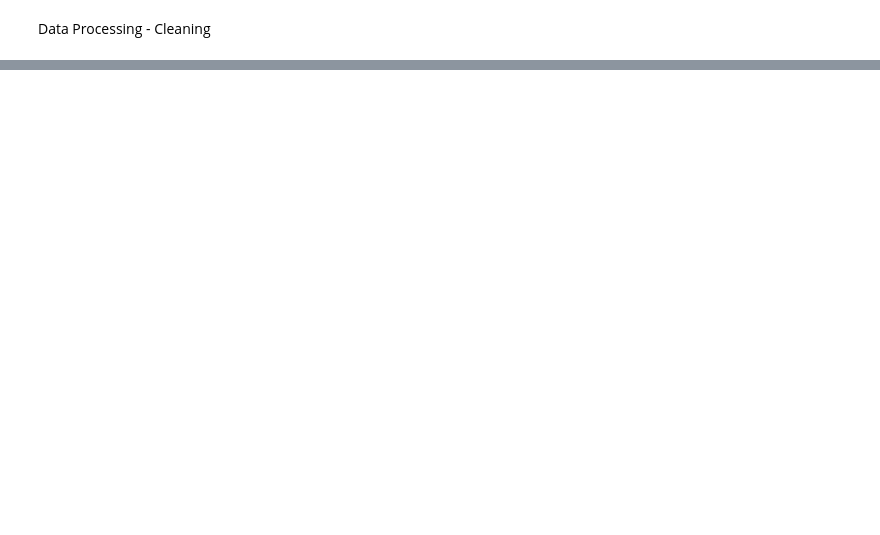
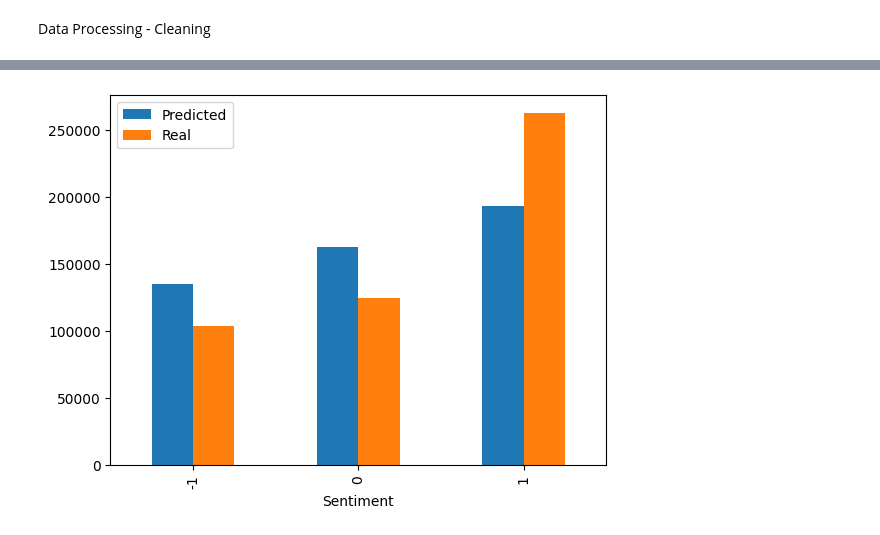
Before and after one commit to AndreaCamilloni/DM2583-project, a Jupyter notebook: notebook.ipynb, the cells around one changed output, grey strips where cells are left out. Drawn from its saved outputs; the diff is of its cells as text; code cells hidden in the pictures; blank space fills up the shorter version.

```diff
--- a/notebook.ipynb
+++ b/notebook.ipynb
@@ -211,0 +171,4 @@ sentiments_distr.plot(kind='bar',)
+# %%
+plot_sentiment_pred(y_hat,y_test)
+# %% [output]
+[figure, added]
```
Also changed, not shown: parts of 17 cells of this notebook, 2 other files.
